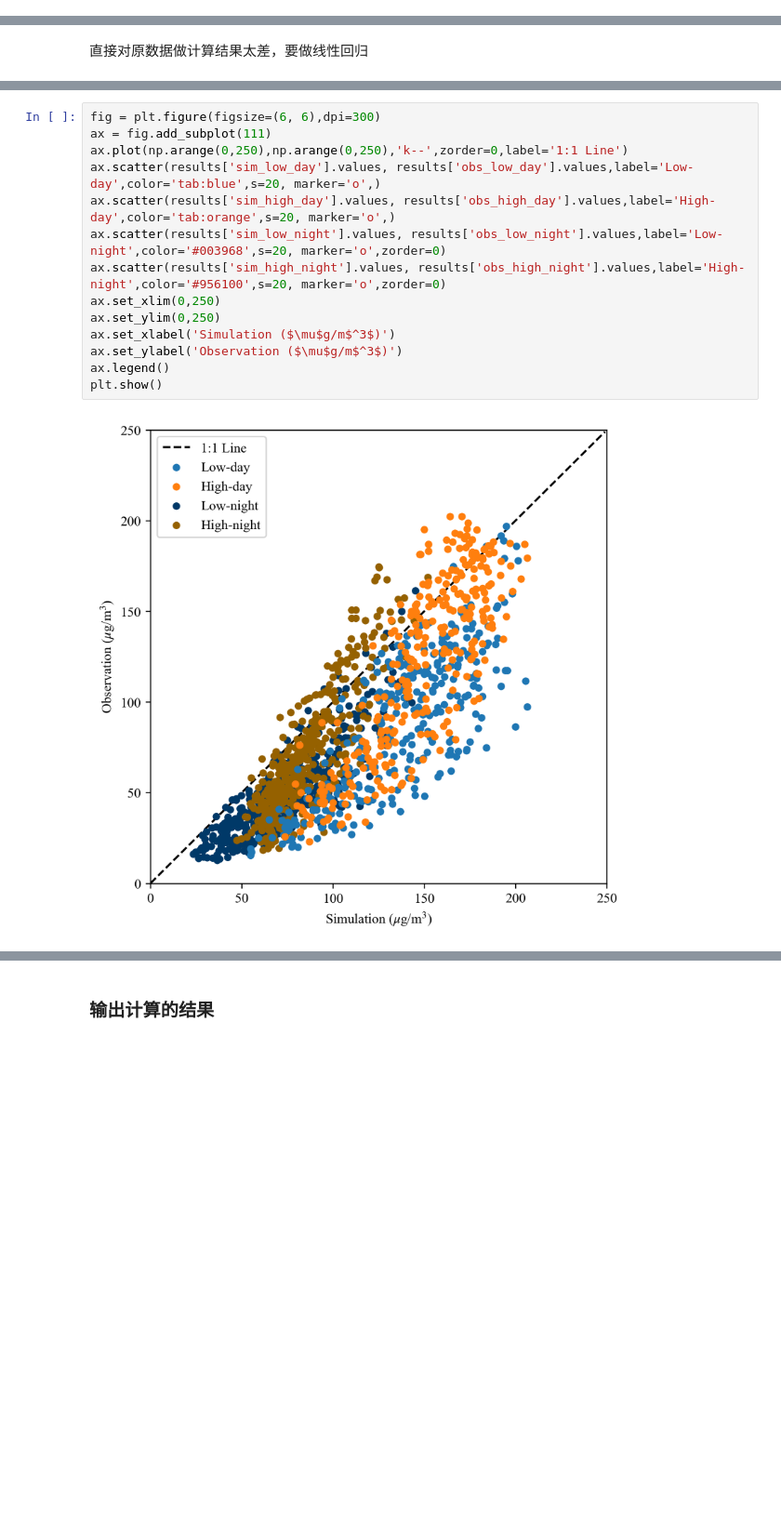
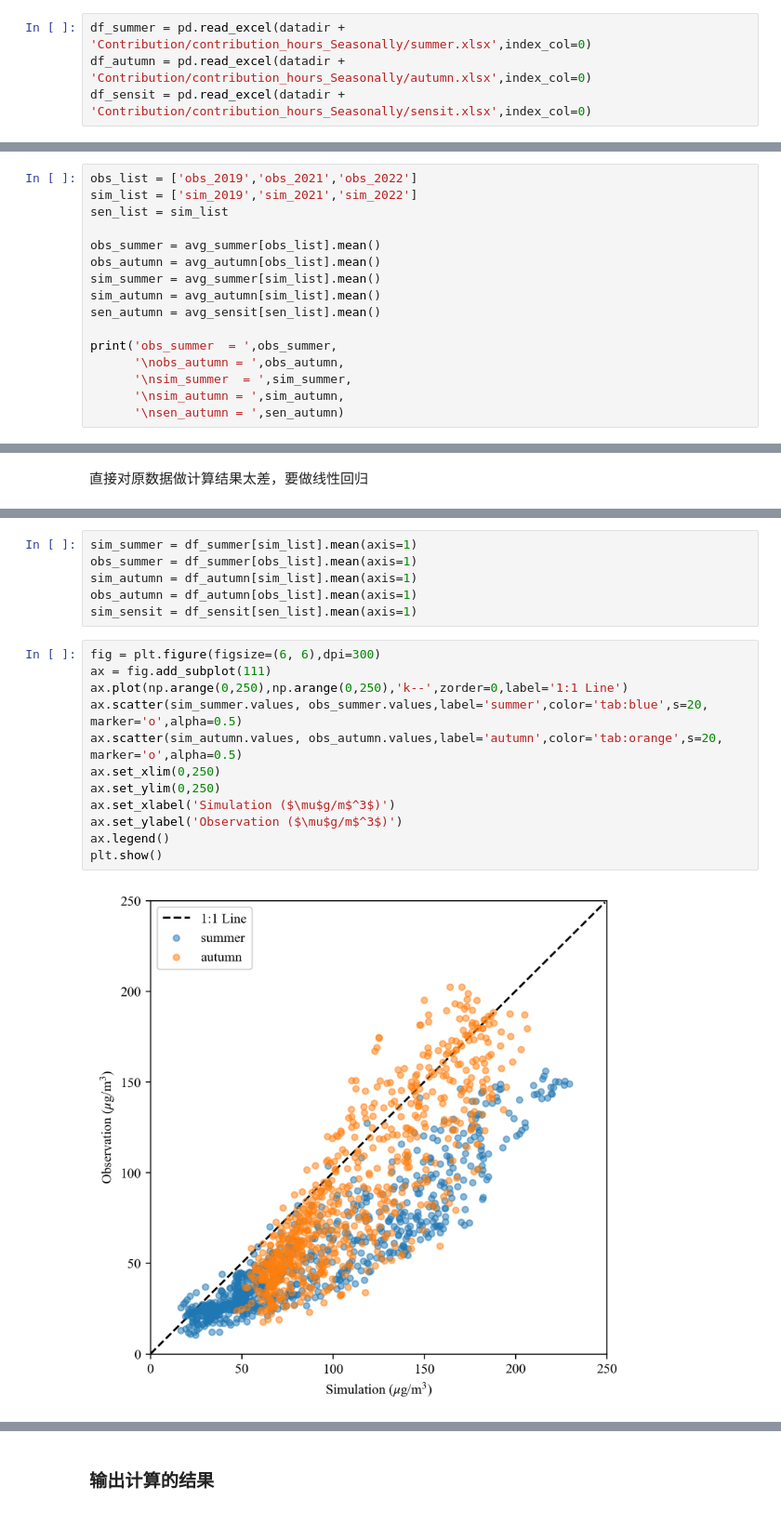
Before and after one commit to Iphisxu/MasterGRAD-Seasonally, a Jupyter notebook: scripts/Contributions/scatter/calc_contribution.ipynb, the cells around one changed output, grey strips where cells are left out. Shown at 93% size. Cells and saved outputs as stored; diff of their text form; blank space fills up the shorter version.

```diff
--- a/scripts/Contributions/scatter/calc_contribution.ipynb
+++ b/scripts/Contributions/scatter/calc_contribution.ipynb
@@ -81,0 +34,4 @@ sen_high =  165.0063980102539
+# %%
+df_summer = pd.read_excel(datadir + 'Contribution/contribution_hours_Seasonally/summer.xlsx',index_col=0)
+df_autumn = pd.read_excel(datadir + 'Contribution/contribution_hours_Seasonally/autumn.xlsx',index_col=0)
+df_sensit = pd.read_excel(datadir + 'Contribution/contribution_hours_Seasonally/sensit.xlsx',index_col=0)
@@ -81,0 +85,16 @@ sen_high =  165.0063980102539
+# %%
+obs_list = ['obs_2019','obs_2021','obs_2022']
+sim_list = ['sim_2019','sim_2021','sim_2022']
+sen_list = sim_list
+
+obs_summer = avg_summer[obs_list].mean()
+obs_autumn = avg_autumn[obs_list].mean()
+sim_summer = avg_summer[sim_list].mean()
+sim_autumn = avg_autumn[sim_list].mean()
+sen_autumn = avg_sensit[sen_list].mean()
+
+print('obs_summer  = ',obs_summer,
+      '\nobs_autumn = ',obs_autumn,
+      '\nsim_summer  = ',sim_summer,
+      '\nsim_autumn = ',sim_autumn,
+      '\nsen_autumn = ',sen_autumn)
@@ -120,16 +124,20 @@ for data_type, columns in data_lists.items():
+# %%
+sim_summer = df_summer[sim_list].mean(axis=1)
+obs_summer = df_summer[obs_list].mean(axis=1)
+sim_autumn = df_autumn[sim_list].mean(axis=1)
+obs_autumn = df_autumn[obs_list].mean(axis=1)
+sim_sensit = df_sensit[sen_list].mean(axis=1)
 # %%
 fig = plt.figure(figsize=(6, 6),dpi=300)
 ax = fig.add_subplot(111)
 ax.plot(np.arange(0,250),np.arange(0,250),'k--',zorder=0,label='1:1 Line')
-ax.scatter(results['sim_low_day'].values, results['obs_low_day'].values,label='Low-day',color='tab:blue',s=20, marker='o',)
-ax.scatter(results['sim_high_day'].values, results['obs_high_day'].values,label='High-day',color='tab:orange',s=20, marker='o',)
-ax.scatter(results['sim_low_night'].values, results['obs_low_night'].values,label='Low-night',color='#003968',s=20, marker='o',zorder=0)
-ax.scatter(results['sim_high_night'].values, results['obs_high_night'].values,label='High-night',color='#956100',s=20, marker='o',zorder=0)
+ax.scatter(sim_summer.values, obs_summer.values,label='summer',color='tab:blue',s=20, marker='o',alpha=0.5)
+ax.scatter(sim_autumn.values, obs_autumn.values,label='autumn',color='tab:orange',s=20, marker='o',alpha=0.5)
 ax.set_xlim(0,250)
 ax.set_ylim(0,250)
 ax.set_xlabel('Simulation ($\mu$g/m$^3$)')
 ax.set_ylabel('Observation ($\mu$g/m$^3$)')
 ax.legend()
 plt.show()
 # %% [output]
-[figure, old version]
+[figure, new version]
```
Also changed, not shown: parts of 38 cells of this notebook, 2 other files.
